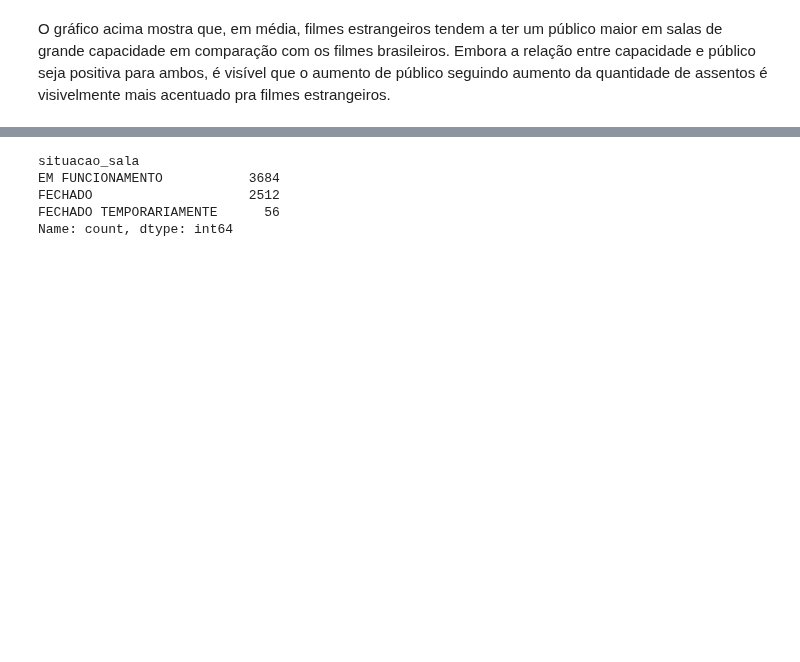
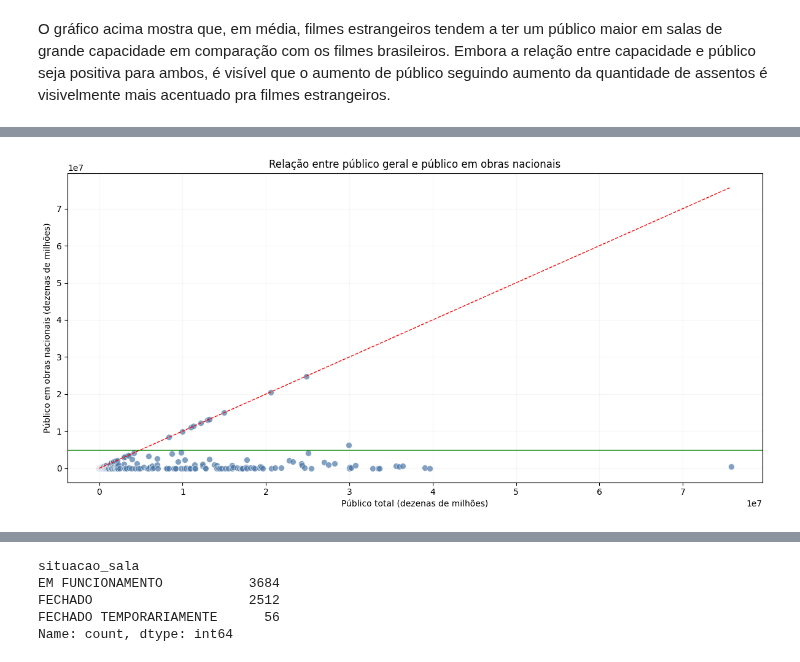
Before and after one commit to JamesIslan/analise-dados-ancine, a Jupyter notebook: src/analise/analise-distribuidoras.ipynb, the cells around one changed output, grey strips where cells are left out. Cells and saved outputs as stored; diff of their text form; code cells hidden in the pictures; blank space fills up the shorter version.

```diff
--- a/src/analise/analise-distribuidoras.ipynb
+++ b/src/analise/analise-distribuidoras.ipynb
@@ -309,0 +329,22 @@ O gráfico acima mostra que, em média, filmes estrangeiros tendem a ter um púb
+# %%
+df_list_sorted = df_list.sort_values('publico').reset_index(drop=True)
+
+plt.figure(figsize=(12,6))
+ax = sns.scatterplot(data=df_list_sorted, x='publico', y='publico_br', alpha=0.7, s=50, color='#4C78A8')
+
+# Linha vermelha pontilhada onde x = y
+min_val = min(df_list_sorted['publico'].min(), df_list_sorted['publico_br'].min())
+max_val = max(df_list_sorted['publico'].max(), df_list_sorted['publico_br'].max())
+ax.plot([min_val, max_val], [min_val, max_val], color='red', linestyle='--', linewidth=1)
+
+# Linha verde horizontal
+ax.axhline(y=5000000, color='green', linestyle='-', linewidth=1)
+
+plt.xlabel('Público total (dezenas de milhões)')
+plt.ylabel('Público em obras nacionais (dezenas de milhões)')
+plt.title('Relação entre público geral e público em obras nacionais')
+plt.grid(alpha=0.1)
+plt.tight_layout()
+plt.show()
+# %% [output]
+[figure, added]
```
Also changed, not shown: parts of 8 cells of this notebook.
